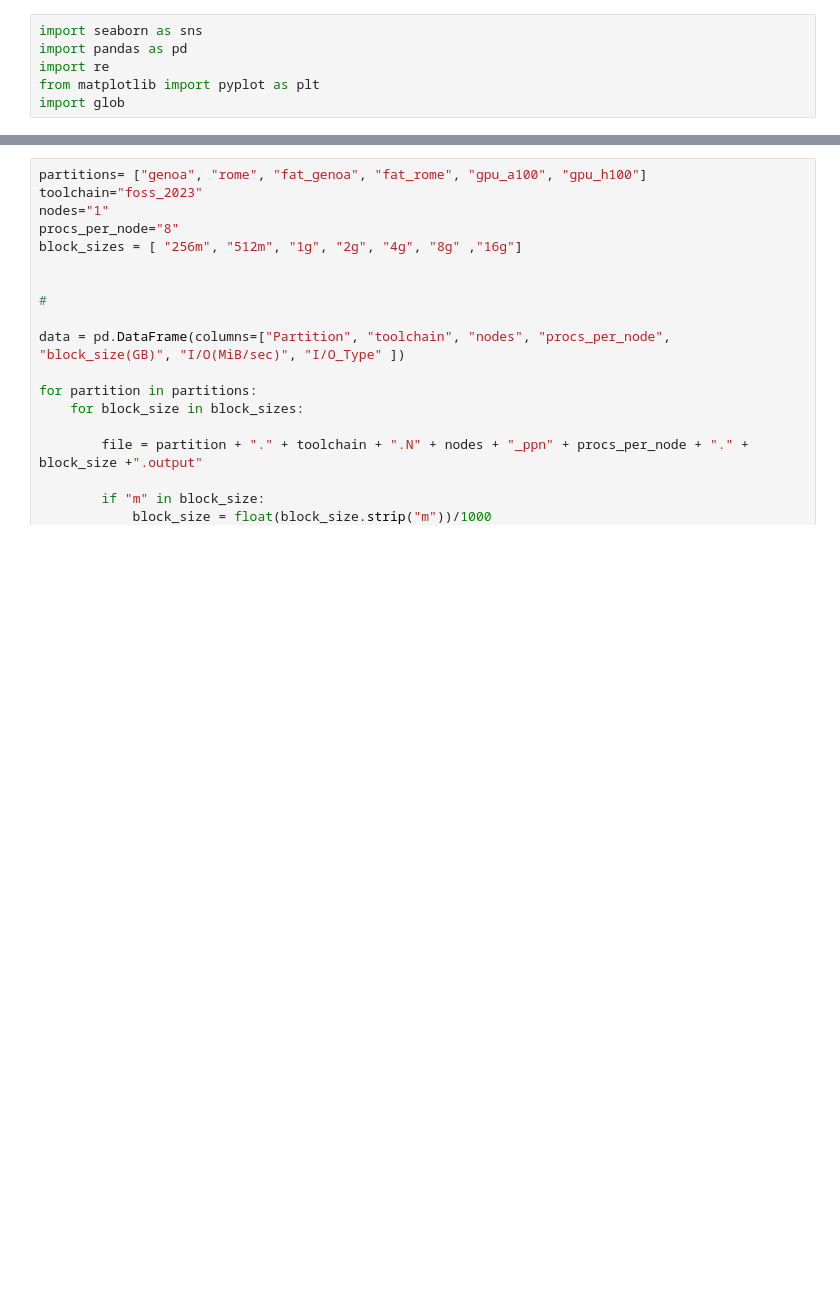
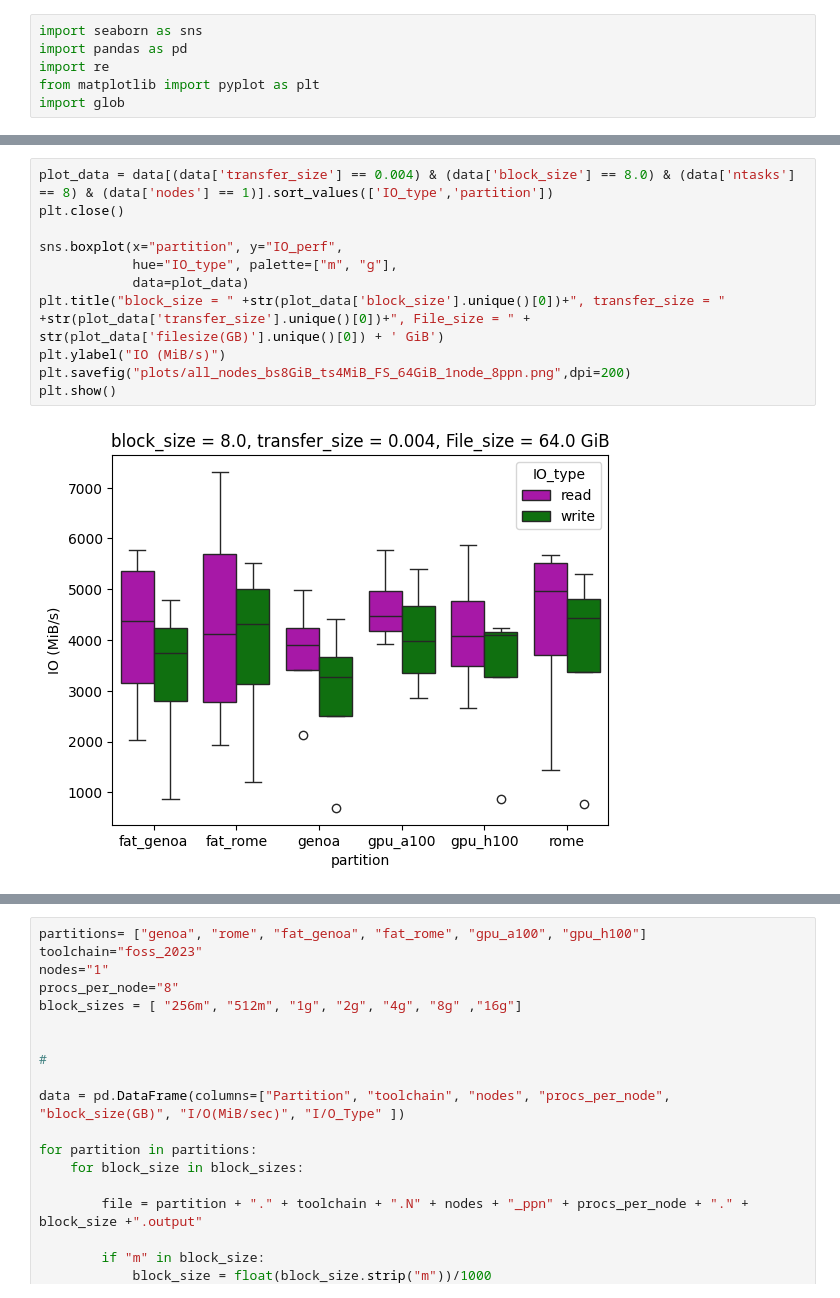
Before and after one commit to benczaja/IOR_test, a Jupyter notebook: IO_plot.ipynb, the cells around one changed output, grey strips where cells are left out. Cells and saved outputs as stored; diff of their text form; blank space fills up the shorter version.

```diff
--- a/IO_plot.ipynb
+++ b/IO_plot.ipynb
@@ -28,2 +108,15 @@ data = data.sort_values(by='partition')
+# %%
+plot_data = data[(data['transfer_size'] == 0.004) & (data['block_size'] == 8.0) & (data['ntasks'] == 8) & (data['nodes'] == 1)].sort_values(['IO_type','partition'])
+plt.close()
+
+sns.boxplot(x="partition", y="IO_perf",
+            hue="IO_type", palette=["m", "g"],
+            data=plot_data)
+plt.title("block_size = " +str(plot_data['block_size'].unique()[0])+", transfer_size = " +str(plot_data['transfer_size'].unique()[0])+", File_size = " + str(plot_data['filesize(GB)'].unique()[0]) + ' GiB')
+plt.ylabel("IO (MiB/s)")
+plt.savefig("plots/all_nodes_bs8GiB_ts4MiB_FS_64GiB_1node_8ppn.png",dpi=200)
+plt.show()
+# %% [output]
+[figure, added]
 # %%
 plt.close()
```
Also changed, not shown: parts of 8 cells of this notebook.
